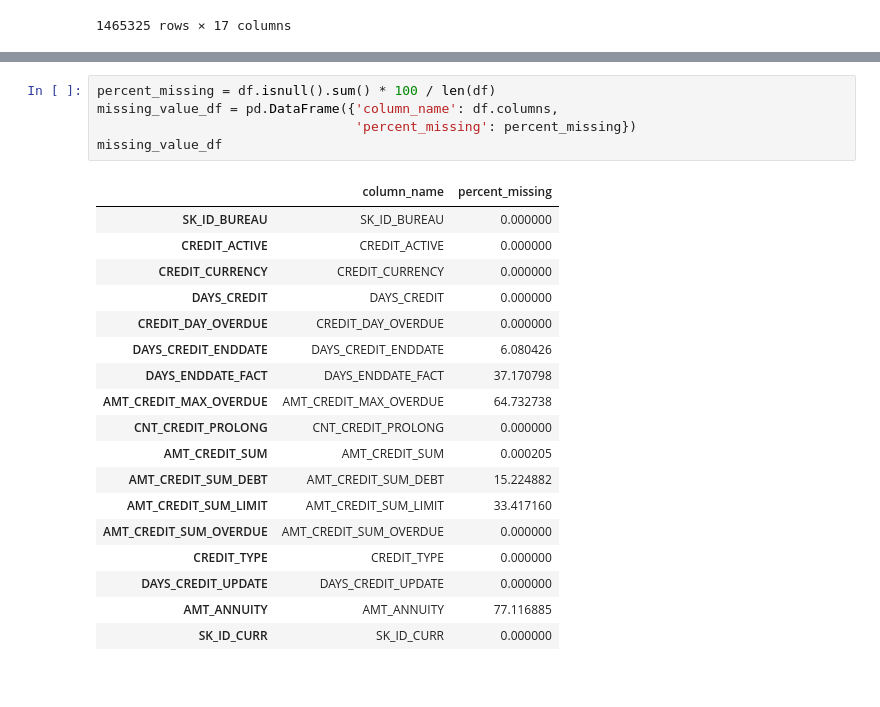
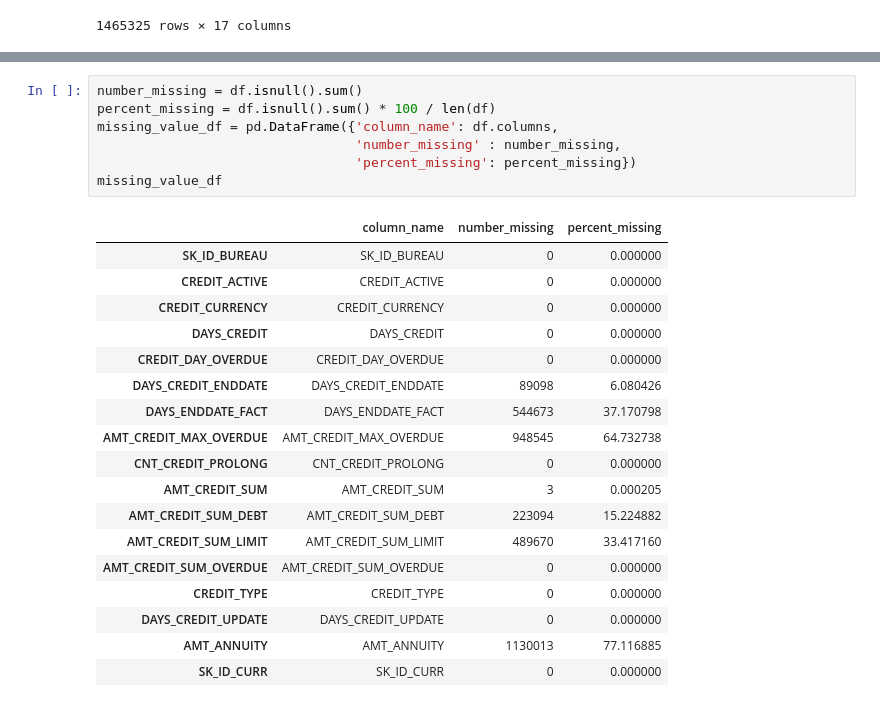
Before and after one commit to yourboyquan/DATA-PREPARATION---FINAL-PROJECT, a Jupyter notebook: Cleaning + EDA/Bureau.ipynb, the cells around one changed output, grey strips where cells are left out. Drawn from its saved outputs; the diff is of its cells as text.

```diff
--- a/Cleaning + EDA/Bureau.ipynb
+++ b/Cleaning + EDA/Bureau.ipynb
@@ -39,24 +23,26 @@ df2
 # %%
+number_missing = df.isnull().sum()
 percent_missing = df.isnull().sum() * 100 / len(df)
 missing_value_df = pd.DataFrame({'column_name': df.columns,
+                                 'number_missing' : number_missing,
                                  'percent_missing': percent_missing})
 missing_value_df
 # %% [output]
-|  | column_name | percent_missing |
-| SK_ID_BUREAU | SK_ID_BUREAU | 0.000000 |
-| CREDIT_ACTIVE | CREDIT_ACTIVE | 0.000000 |
-| CREDIT_CURRENCY | CREDIT_CURRENCY | 0.000000 |
-| DAYS_CREDIT | DAYS_CREDIT | 0.000000 |
-| CREDIT_DAY_OVERDUE | CREDIT_DAY_OVERDUE | 0.000000 |
-| DAYS_CREDIT_ENDDATE | DAYS_CREDIT_ENDDATE | 6.080426 |
-| DAYS_ENDDATE_FACT | DAYS_ENDDATE_FACT | 37.170798 |
-| AMT_CREDIT_MAX_OVERDUE | AMT_CREDIT_MAX_OVERDUE | 64.732738 |
-| CNT_CREDIT_PROLONG | CNT_CREDIT_PROLONG | 0.000000 |
-| AMT_CREDIT_SUM | AMT_CREDIT_SUM | 0.000205 |
-| AMT_CREDIT_SUM_DEBT | AMT_CREDIT_SUM_DEBT | 15.224882 |
-| AMT_CREDIT_SUM_LIMIT | AMT_CREDIT_SUM_LIMIT | 33.417160 |
-| AMT_CREDIT_SUM_OVERDUE | AMT_CREDIT_SUM_OVERDUE | 0.000000 |
-| CREDIT_TYPE | CREDIT_TYPE | 0.000000 |
-| DAYS_CREDIT_UPDATE | DAYS_CREDIT_UPDATE | 0.000000 |
-| AMT_ANNUITY | AMT_ANNUITY | 77.116885 |
-| SK_ID_CURR | SK_ID_CURR | 0.000000 |
+|  | column_name | number_missing | percent_missing |
+| SK_ID_BUREAU | SK_ID_BUREAU | 0 | 0.000000 |
+| CREDIT_ACTIVE | CREDIT_ACTIVE | 0 | 0.000000 |
+| CREDIT_CURRENCY | CREDIT_CURRENCY | 0 | 0.000000 |
+| DAYS_CREDIT | DAYS_CREDIT | 0 | 0.000000 |
+| CREDIT_DAY_OVERDUE | CREDIT_DAY_OVERDUE | 0 | 0.000000 |
+| DAYS_CREDIT_ENDDATE | DAYS_CREDIT_ENDDATE | 89098 | 6.080426 |
+| DAYS_ENDDATE_FACT | DAYS_ENDDATE_FACT | 544673 | 37.170798 |
+| AMT_CREDIT_MAX_OVERDUE | AMT_CREDIT_MAX_OVERDUE | 948545 | 64.732738 |
+| CNT_CREDIT_PROLONG | CNT_CREDIT_PROLONG | 0 | 0.000000 |
+| AMT_CREDIT_SUM | AMT_CREDIT_SUM | 3 | 0.000205 |
+| AMT_CREDIT_SUM_DEBT | AMT_CREDIT_SUM_DEBT | 223094 | 15.224882 |
+| AMT_CREDIT_SUM_LIMIT | AMT_CREDIT_SUM_LIMIT | 489670 | 33.417160 |
+| AMT_CREDIT_SUM_OVERDUE | AMT_CREDIT_SUM_OVERDUE | 0 | 0.000000 |
+| CREDIT_TYPE | CREDIT_TYPE | 0 | 0.000000 |
+| DAYS_CREDIT_UPDATE | DAYS_CREDIT_UPDATE | 0 | 0.000000 |
+| AMT_ANNUITY | AMT_ANNUITY | 1130013 | 77.116885 |
+| SK_ID_CURR | SK_ID_CURR | 0 | 0.000000 |
```
Also changed, not shown: parts of 28 cells of this notebook.
